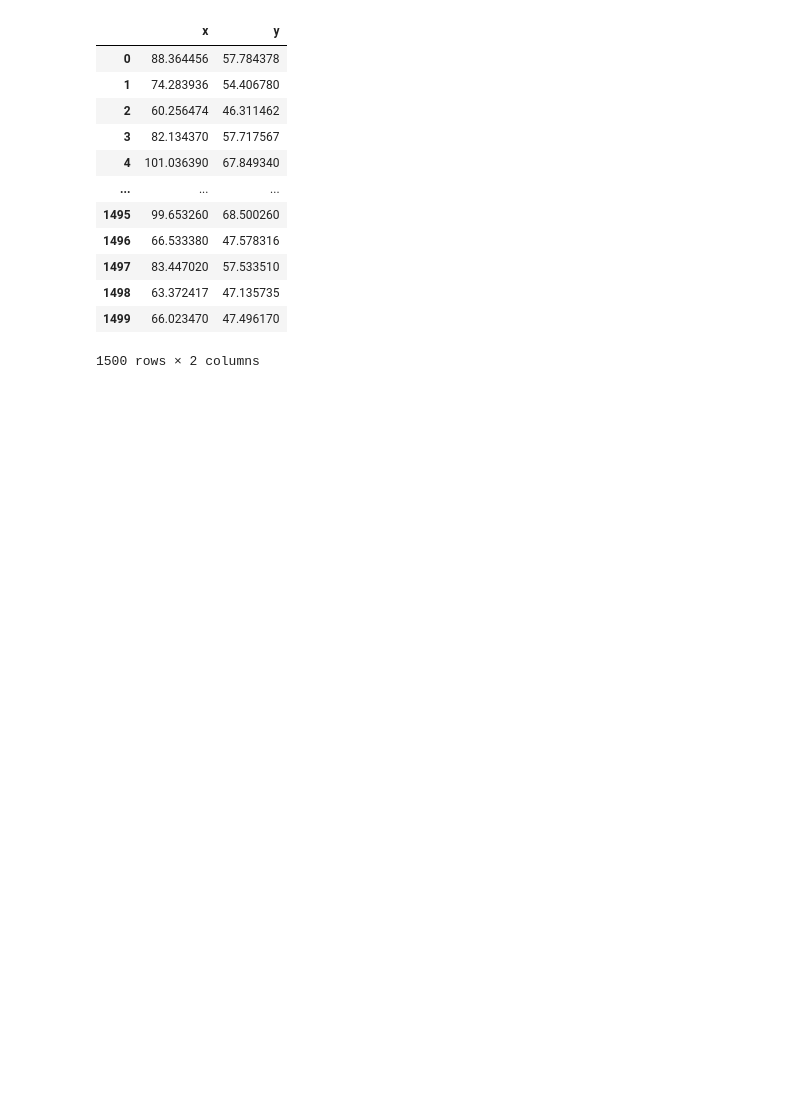
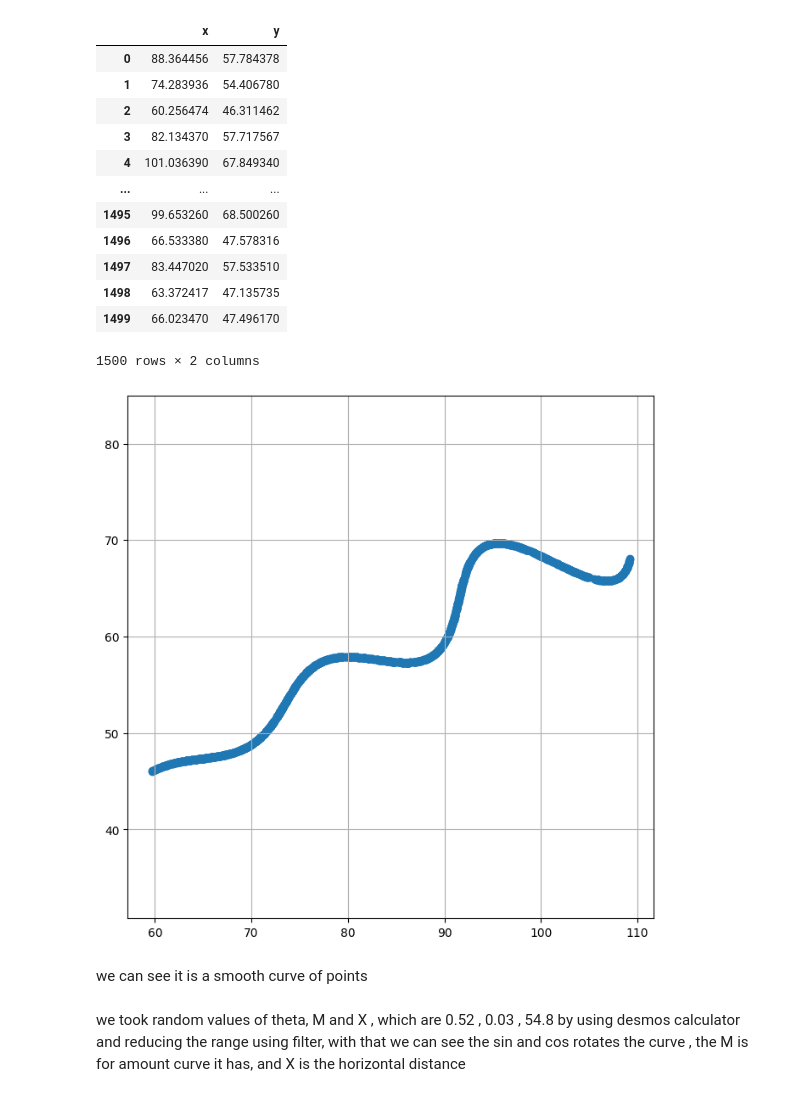
Before and after one commit to suryarao551/flam_assignment, a Jupyter notebook: AI_R&D Assignment .ipynb, the cells around one changed output. Saved outputs shown, nothing was run; the diff lists cells and outputs as text; code cells hidden in the pictures; blank space fills up the shorter version.

```diff
--- a/AI_R&D Assignment .ipynb
+++ b/AI_R&D Assignment .ipynb
@@ -44,2 +42,19 @@ points
+# %%
+import matplotlib.pyplot as plt
+
+x = points['x'].values
+y = points['y'].values
+
+plt.figure(figsize=(8, 8))
+plt.scatter(x, y)
+plt.axis('equal')
+plt.grid(True)
+plt.show()
+# %% [output]
+[figure, added]
+# %% [markdown]
+we can see it is a smooth curve of points
+# %% [markdown]
+ we took random values of theta, M and X , which are 0.52 , 0.03 , 54.8 by using desmos calculator and reducing the range using filter, with that we can see the sin and cos rotates the curve , the M is for amount curve it has, and X is the horizontal distance
 # %%
 # we plot that graph and check the error
```
Also changed, not shown: parts of 21 cells of this notebook.
